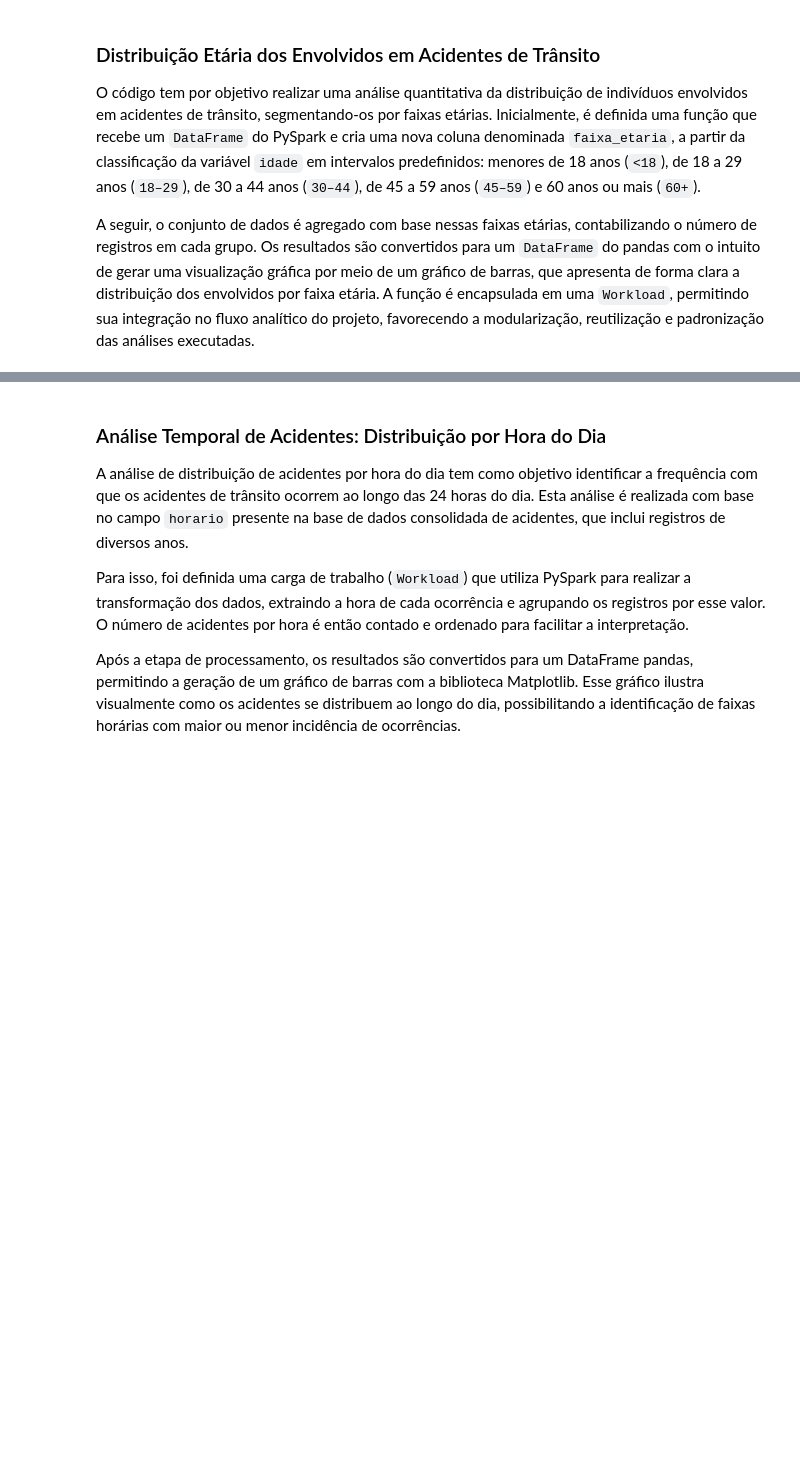
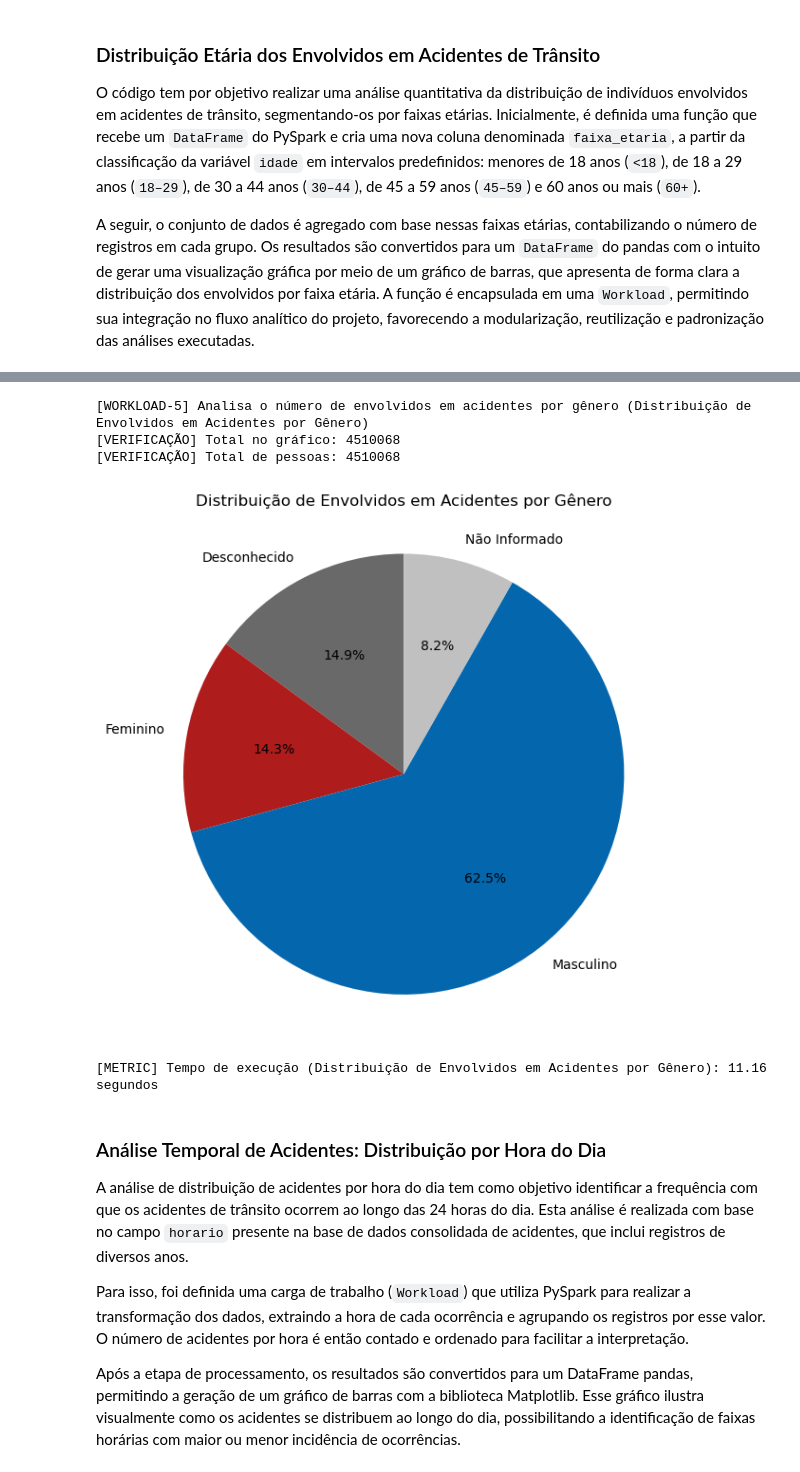
Before and after one commit to viniciusvdias/pdm, a Jupyter notebook: finalproject/20251/g8/src/notebook.ipynb, the cells around one changed output, grey strips where cells are left out. Cells and saved outputs as stored; diff of their text form; code cells hidden in the pictures; blank space fills up the shorter version.

```diff
--- a/finalproject/20251/g8/src/notebook.ipynb
+++ b/finalproject/20251/g8/src/notebook.ipynb
@@ -66,7 +102,7 @@ def analise_faixa_etaria(df):
 # Criação da workload
 workload_faixa_etaria = Workload(
     name="Distribuição por Faixa Etária",
-    description="[WORKLOAD-1] Analisa o número de envolvidos em acidentes por faixa etária",
+    description="[WORKLOAD-4] Analisa o número de envolvidos em acidentes por faixa etária",
     execute_fn=analise_faixa_etaria
 )
 
@@ -81,3 +137,66 @@ workload_faixa_etaria.run(df_pessoas)
+# %%
+from utils.workload import Workload
+from pyspark.sql.functions import when, col
+import matplotlib.pyplot as plt
+
+def analise_distribuição_genero(df):
+
+    df = df.withColumn(
+        "sexo",
+        when(col("sexo").isin("Masculino", "M"), "Masculino")
+        .when(col("sexo").isin("Feminino", "F"), "Feminino")
+        .when(col("sexo").isin("0", "NA", "Não Informado", "Inválido", "", None, "-1"), "Não Informado")
+        .otherwise("Desconhecido")
+    )
+
+    # Agrupa por sexo
+    resultado = df.groupBy("sexo").count().orderBy("sexo").toPandas()
+
+    # Verificação
+    total_grafico = resultado["count"].sum()
+    total_pessoas = df.select("pesid").count()
+    print(f"[VERIFICAÇÃO] Total no gráfico: {total_grafico}")
+    print(f"[VERIFICAÇÃO] Total de pessoas: {total_pessoas}")
+
+    cores_personalizadas = {
+        "Masculino": "#0467ae",       # Azul
+        "Feminino": "#af1c1c",        # Vermelho
+        "Não Informado": "#c0c0c0",   # Cinza claro
+        "Desconhecido": "#696969"     # Cinza escuro
+    }
+
+    # Garante que a ordem dos rótulos siga a ordem correta das cores
+    labels_ordenadas = resultado["sexo"].tolist()
+    cores_ordenadas = [cores_personalizadas.get(label, "#999999") for label in labels_ordenadas]
+
+    plt.figure(figsize=(6, 6))
+    plt.pie(
+        resultado["count"],
+        labels=labels_ordenadas,
+        autopct="%1.1f%%",
+        startangle=90,
+        colors=cores_ordenadas
+    )
+    plt.title("Distribuição de Envolvidos em Acidentes por Gênero")
+    plt.axis("equal")
+    plt.tight_layout()
+    plt.show()
+
+# Criação da workload
+workload_genero = Workload(
+    name="Distribuição de Envolvidos em Acidentes por Gênero",
+    description="[WORKLOAD-5] Analisa o número de envolvidos em acidentes por gênero",
+    execute_fn=analise_distribuição_genero
+)
+
+# Execução da workload
+workload_genero.run(df_pessoas)
+# %% [output]
+[WORKLOAD-5] Analisa o número de envolvidos em acidentes por gênero (Distribuição de Envolvidos em Acidentes por Gênero)
+[VERIFICAÇÃO] Total no gráfico: 4510068
+[VERIFICAÇÃO] Total de pessoas: 4510068
+[figure, added]
+[METRIC] Tempo de execução (Distribuição de Envolvidos em Acidentes por Gênero): 11.16 segundos
 # %% [markdown]
 ### Análise Temporal de Acidentes: Distribuição por Hora do Dia
 
```
Also changed, not shown: parts of 8 cells of this notebook.
